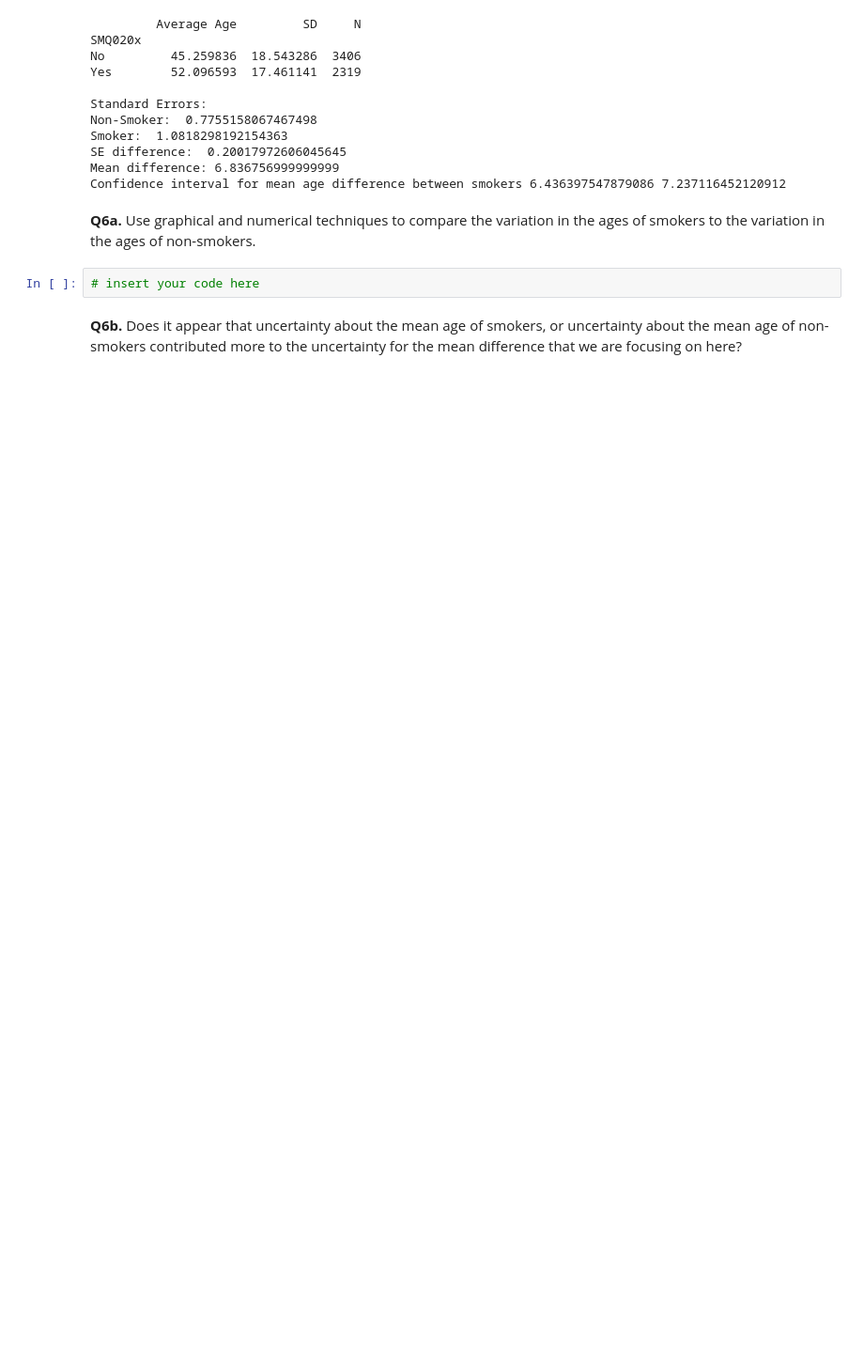
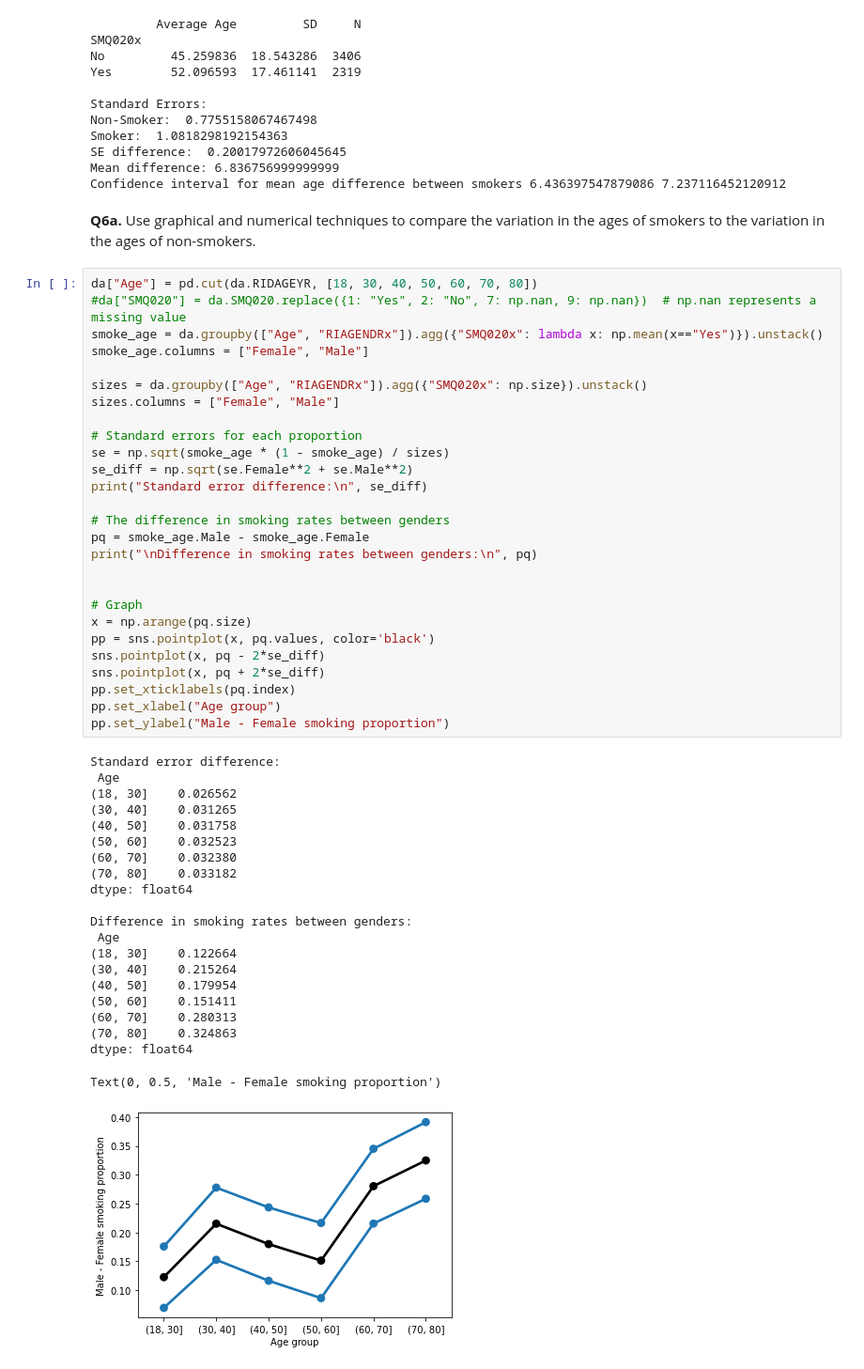
Before and after one commit to KimberleyTaylor/exercises, a Jupyter notebook: M2/d8/01_confidence_intervals_practice.ipynb, the cells around one changed output. Shown at 94% size. Cells and saved outputs as stored; diff of their text form; blank space fills up the shorter version.

```diff
--- a/M2/d8/01_confidence_intervals_practice.ipynb
+++ b/M2/d8/01_confidence_intervals_practice.ipynb
@@ -387,7 +448,52 @@ Mean difference: 6.836756999999999
 Confidence interval for mean age difference between smokers 6.436397547879086 7.237116452120912
 # %% [markdown]
 __Q6a.__ Use graphical and numerical techniques to compare the variation in the ages of smokers to the variation in the ages of non-smokers.
-# %%
-# insert your code here
-# %% [markdown]
-__Q6b.__ Does it appear that uncertainty about the mean age of smokers, or uncertainty about the mean age of non-smokers contributed more to the uncertainty for the mean difference that we are focusing on here?
+# %%
+da["Age"] = pd.cut(da.RIDAGEYR, [18, 30, 40, 50, 60, 70, 80])
+#da["SMQ020"] = da.SMQ020.replace({1: "Yes", 2: "No", 7: np.nan, 9: np.nan})  # np.nan represents a missing value
+smoke_age = da.groupby(["Age", "RIAGENDRx"]).agg({"SMQ020x": lambda x: np.mean(x=="Yes")}).unstack()
+smoke_age.columns = ["Female", "Male"]
+
+sizes = da.groupby(["Age", "RIAGENDRx"]).agg({"SMQ020x": np.size}).unstack()
+sizes.columns = ["Female", "Male"]
+
+# Standard errors for each proportion
+se = np.sqrt(smoke_age * (1 - smoke_age) / sizes)
+se_diff = np.sqrt(se.Female**2 + se.Male**2)
+print("Standard error difference:\n", se_diff)
+
+# The difference in smoking rates between genders
+pq = smoke_age.Male - smoke_age.Female
+print("\nDifference in smoking rates between genders:\n", pq)
+
+
+# Graph
+x = np.arange(pq.size)
+pp = sns.pointplot(x, pq.values, color='black')
+sns.pointplot(x, pq - 2*se_diff)
+sns.pointplot(x, pq + 2*se_diff)
+pp.set_xticklabels(pq.index)
+pp.set_xlabel("Age group")
+pp.set_ylabel("Male - Female smoking proportion")
+# %% [output]
+Standard error difference:
+ Age
+(18, 30]    0.026562
+(30, 40]    0.031265
+(40, 50]    0.031758
+(50, 60]    0.032523
+(60, 70]    0.032380
+(70, 80]    0.033182
+dtype: float64
+
+Difference in smoking rates between genders:
+ Age
+(18, 30]    0.122664
+(30, 40]    0.215264
+(40, 50]    0.179954
+(50, 60]    0.151411
+(60, 70]    0.280313
+(70, 80]    0.324863
+dtype: float64
+Text(0, 0.5, 'Male - Female smoking proportion')
+[figure, added]
```
Also changed, not shown: parts of 7 cells of this notebook.
